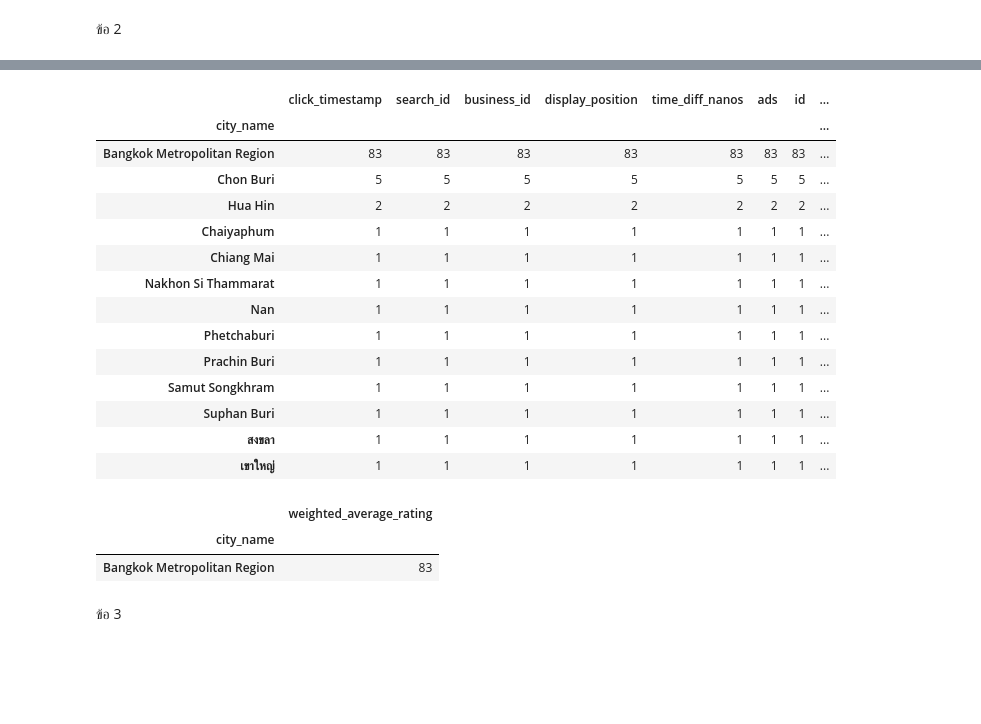
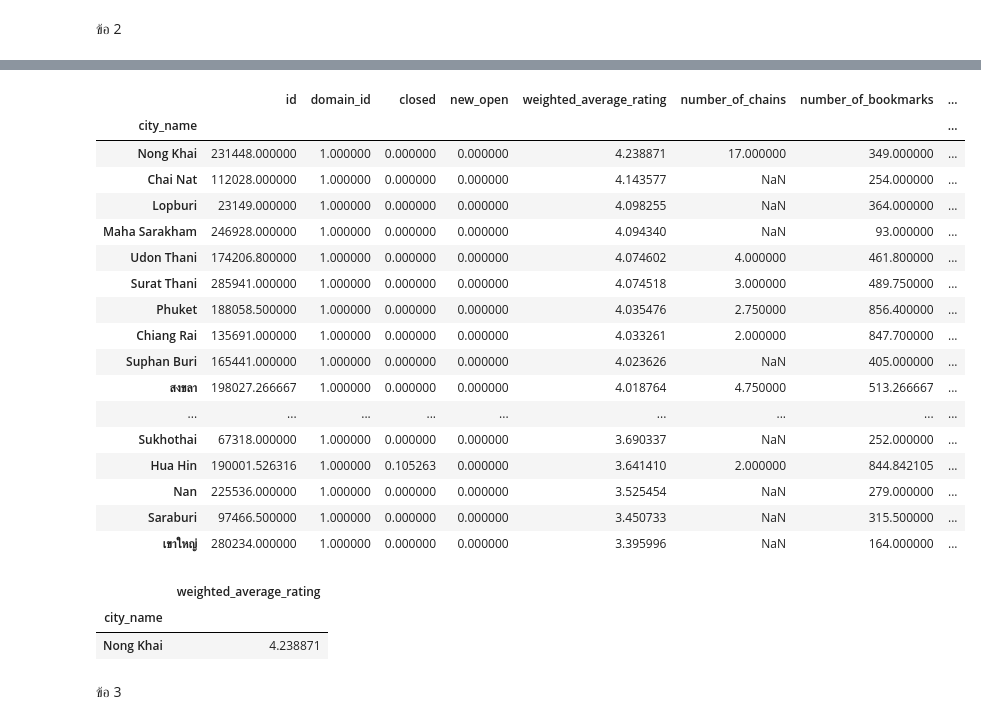
Before and after one commit to ploybongkot/DWDM21, a Jupyter notebook: Data_Preprocessing(Chapter3).ipynb, the cells around one changed output, grey strips where cells are left out. Cells and saved outputs as stored; diff of their text form; code cells hidden in the pictures; blank space fills up the shorter version.

Commit message:
สร้าง dataframe

```diff
--- a/Data_Preprocessing(Chapter3).ipynb
+++ b/Data_Preprocessing(Chapter3).ipynb
@@ -1543,0 +1530,3 @@ merged_table.groupby('city_name').count()
+# %%
+w_rest_review = w_restaurant[w_restaurant['number_of_reviews']>=np.mean([10,100,70,150])]
+w_rest_review
@@ -1544,28 +1547,31 @@ merged_table.groupby('city_name').count()
 # %%
-searchrating = merged_table.groupby('city_name').count().sort_values(by=['weighted_average_rating'],ascending=False)
+searchrating = w_rest_review.groupby('city_name').mean().sort_values(by=['weighted_average_rating'],ascending=False)
 searchrating
 # %% [output]
-|  | click_timestamp | search_id | business_id | display_position | time_diff_nanos | ads | id | ... |
+|  | id | domain_id | closed | new_open | weighted_average_rating | number_of_chains | number_of_bookmarks | ... |
 | city_name |  |  |  |  |  |  |  | ... |
-| Bangkok Metropolitan Region | 83 | 83 | 83 | 83 | 83 | 83 | 83 | ... |
-| Chon Buri | 5 | 5 | 5 | 5 | 5 | 5 | 5 | ... |
-| Hua Hin | 2 | 2 | 2 | 2 | 2 | 2 | 2 | ... |
-| Chaiyaphum | 1 | 1 | 1 | 1 | 1 | 1 | 1 | ... |
-| Chiang Mai | 1 | 1 | 1 | 1 | 1 | 1 | 1 | ... |
-| Nakhon Si Thammarat | 1 | 1 | 1 | 1 | 1 | 1 | 1 | ... |
-| Nan | 1 | 1 | 1 | 1 | 1 | 1 | 1 | ... |
-| Phetchaburi | 1 | 1 | 1 | 1 | 1 | 1 | 1 | ... |
-| Prachin Buri | 1 | 1 | 1 | 1 | 1 | 1 | 1 | ... |
-| Samut Songkhram | 1 | 1 | 1 | 1 | 1 | 1 | 1 | ... |
-| Suphan Buri | 1 | 1 | 1 | 1 | 1 | 1 | 1 | ... |
-| สงขลา | 1 | 1 | 1 | 1 | 1 | 1 | 1 | ... |
-| เขาใหญ่ | 1 | 1 | 1 | 1 | 1 | 1 | 1 | ... |
+| Nong Khai | 231448.000000 | 1.000000 | 0.000000 | 0.000000 | 4.238871 | 17.000000 | 349.000000 | ... |
+| Chai Nat | 112028.000000 | 1.000000 | 0.000000 | 0.000000 | 4.143577 | NaN | 254.000000 | ... |
+| Lopburi | 23149.000000 | 1.000000 | 0.000000 | 0.000000 | 4.098255 | NaN | 364.000000 | ... |
+| Maha Sarakham | 246928.000000 | 1.000000 | 0.000000 | 0.000000 | 4.094340 | NaN | 93.000000 | ... |
+| Udon Thani | 174206.800000 | 1.000000 | 0.000000 | 0.000000 | 4.074602 | 4.000000 | 461.800000 | ... |
+| Surat Thani | 285941.000000 | 1.000000 | 0.000000 | 0.000000 | 4.074518 | 3.000000 | 489.750000 | ... |
+| Phuket | 188058.500000 | 1.000000 | 0.000000 | 0.000000 | 4.035476 | 2.750000 | 856.400000 | ... |
+| Chiang Rai | 135691.000000 | 1.000000 | 0.000000 | 0.000000 | 4.033261 | 2.000000 | 847.700000 | ... |
+| Suphan Buri | 165441.000000 | 1.000000 | 0.000000 | 0.000000 | 4.023626 | NaN | 405.000000 | ... |
+| สงขลา | 198027.266667 | 1.000000 | 0.000000 | 0.000000 | 4.018764 | 4.750000 | 513.266667 | ... |
+| ... | ... | ... | ... | ... | ... | ... | ... | ... |
+| Sukhothai | 67318.000000 | 1.000000 | 0.000000 | 0.000000 | 3.690337 | NaN | 252.000000 | ... |
+| Hua Hin | 190001.526316 | 1.000000 | 0.105263 | 0.000000 | 3.641410 | 2.000000 | 844.842105 | ... |
+| Nan | 225536.000000 | 1.000000 | 0.000000 | 0.000000 | 3.525454 | NaN | 279.000000 | ... |
+| Saraburi | 97466.500000 | 1.000000 | 0.000000 | 0.000000 | 3.450733 | NaN | 315.500000 | ... |
+| เขาใหญ่ | 280234.000000 | 1.000000 | 0.000000 | 0.000000 | 3.395996 | NaN | 164.000000 | ... |
 # %%
-searchrating_cut = searchrating.iloc[:1,13:14]
+searchrating_cut = searchrating.iloc[:1,4:5]
 searchrating_cut
 # %% [output]
 |  | weighted_average_rating |
 | city_name |  |
-| Bangkok Metropolitan Region | 83 |
+| Nong Khai | 4.238871 |
 # %% [markdown]
 ข้อ 3
```
Also changed, not shown: parts of 29 cells of this notebook.
